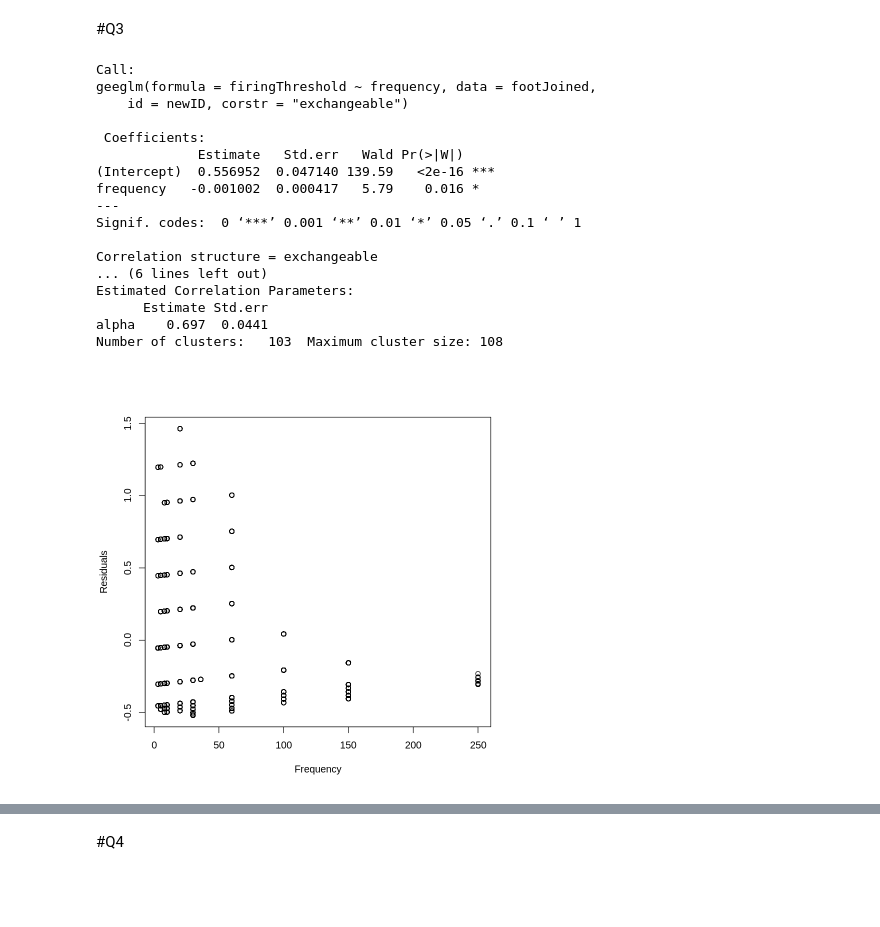
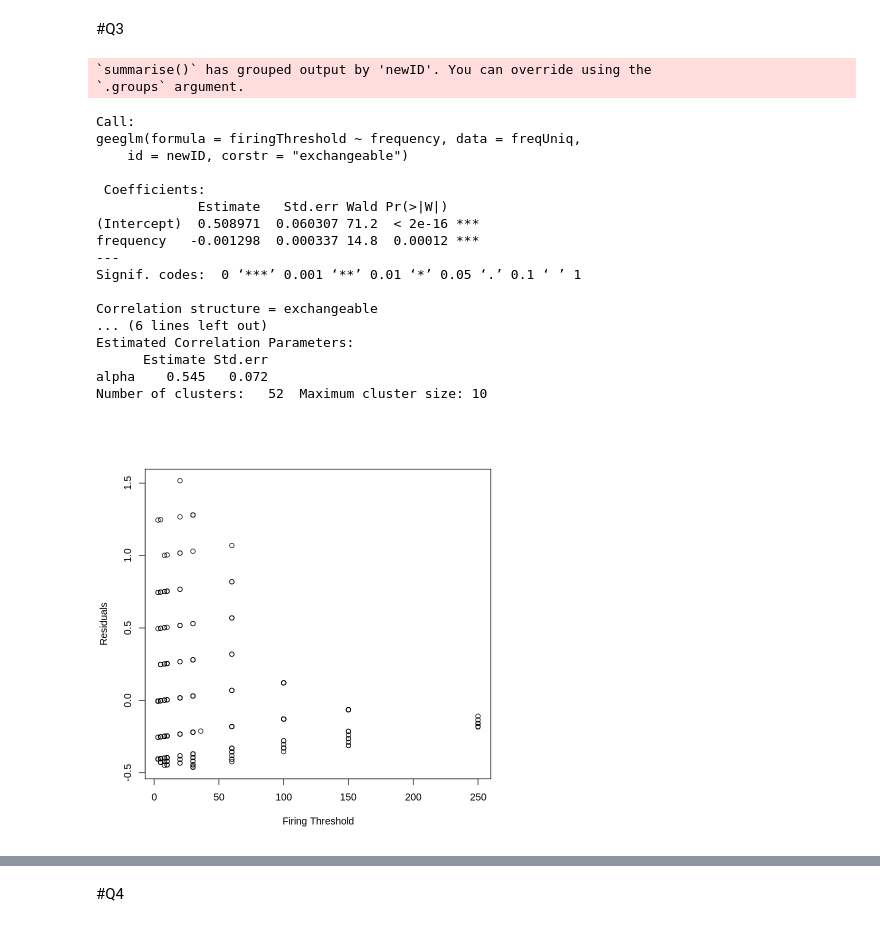
Before and after one commit to havaledar/6200, a Jupyter notebook: A2.ipynb, the cells around one changed output, grey strips where cells are left out. Drawn from its saved outputs; the diff is of its cells as text; code cells hidden in the pictures; blank space fills up the shorter version.

```diff
--- a/A2.ipynb
+++ b/A2.ipynb
@@ -519,36 +514,40 @@ plot(junk$impCycle, testRes, ylab="Residuals", xlab="Impluses per cycle")
 # %% [markdown]
 #Q3
+# %%
+freqUniq <- footJoined %>%
+  group_by(newID, frequency) %>%
+  summarize(newID=max(newID, na.rm = TRUE), frequency=max(frequency, na.rm = TRUE), firingThreshold = max(firingThreshold, na.rm = TRUE))
+# %% [output]
+`summarise()` has grouped output by 'newID'. You can override using the
+`.groups` argument.
 # %%
 #the plot proves the transformation guessed in the 1.e
 #todo: running the model by log
 #todo: adding afferent classes to see the effects of them on impCycle
-#todo: data -> only unique values in newID afferent and frequency
 
-test2 <- geeglm(firingThreshold ~ frequency,
-               data = footJoined,
+f1Main <- geeglm(firingThreshold ~ frequency,
+               data = freqUniq,
                id=newID,
                corstr = "exchangeable")
 
-summary(test2)
-
-testRes2 <- resid(test2)
-plot(footJoined$frequency, testRes2, ylab="Residuals", xlab="Frequency")
+summary(f1Main)
+plot(freqUniq$frequency, resid(f1Main), ylab="Residuals", xlab="Firing Threshold")
 # %% [output]
 Call:
-geeglm(formula = firingThreshold ~ frequency, data = footJoined,
+geeglm(formula = firingThreshold ~ frequency, data = freqUniq,
     id = newID, corstr = "exchangeable")
 
  Coefficients:
-             Estimate   Std.err   Wald Pr(>|W|)
-(Intercept)  0.556952  0.047140 139.59   <2e-16 ***
-frequency   -0.001002  0.000417   5.79    0.016 *
+             Estimate   Std.err Wald Pr(>|W|)
+(Intercept)  0.508971  0.060307 71.2  < 2e-16 ***
+frequency   -0.001298  0.000337 14.8  0.00012 ***
 ---
 Signif. codes:  0 ‘***’ 0.001 ‘**’ 0.01 ‘*’ 0.05 ‘.’ 0.1 ‘ ’ 1
 
 Correlation structure = exchangeable
 ... (6 lines left out)
 Estimated Correlation Parameters:
       Estimate Std.err
-alpha    0.697  0.0441
-Number of clusters:   103  Maximum cluster size: 108
+alpha    0.545   0.072
+Number of clusters:   52  Maximum cluster size: 10
-[figure, old version]
+[figure, new version]
```
Also changed, not shown: parts of 6 cells of this notebook.
